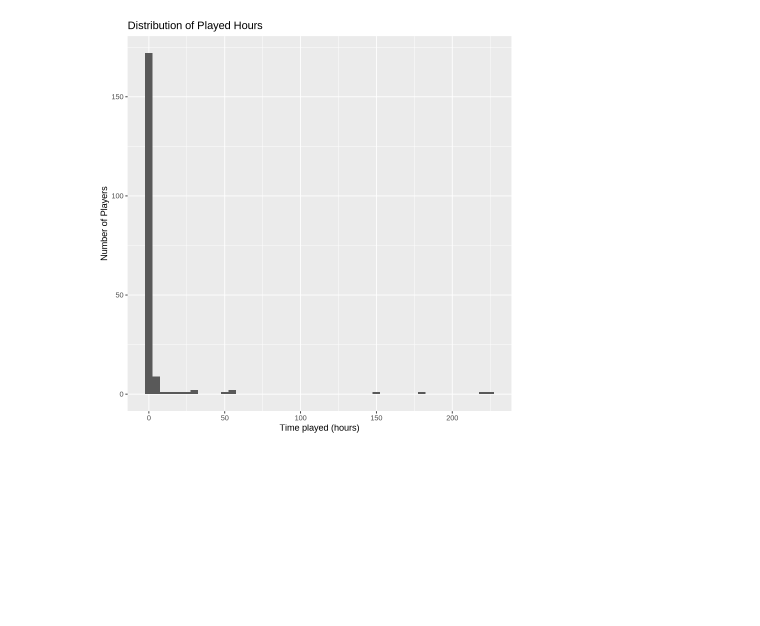
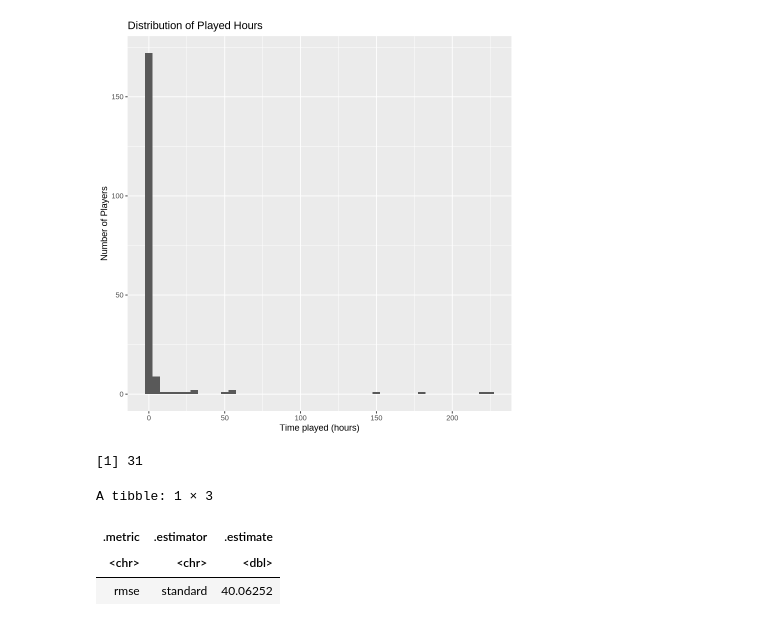
Before and after one commit to owenkotler/dsci_100_project_group_40, a Jupyter notebook: dsci_100_project_final.ipynb, the cells around one changed output. Cells and saved outputs as stored; diff of their text form; code cells hidden in the pictures; blank space fills up the shorter version.

```diff
--- a/dsci_100_project_final.ipynb
+++ b/dsci_100_project_final.ipynb
@@ -100,0 +104,58 @@ players_recipe <- recipe(
+# %%
+# Training, evaluating, and tuning the model
+players_recipe <- recipe(played_hours ~ Age, data = players_train) |>
+    step_scale(all_predictors()) |>
+    step_center(all_predictors())
+
+players_spec <- nearest_neighbor(weight_func = "rectangular", neighbors = tune()) |>
+    set_engine("kknn") |>
+    set_mode("regression")
+
+players_vfold <- vfold_cv(players_train, v = 10, strata = played_hours)
+
+players_wkflw <- workflow() |>
+    add_recipe(players_recipe) |>
+    add_model(players_spec)
+
+gridvals <- tibble (neighbors = seq(from = 1, to = 100, by = 3))
+
+players_results <- players_wkflw |>
+    tune_grid(resamples = players_vfold, grid = gridvals) |>
+    collect_metrics() |>
+    filter(.metric == "rmse")
+
+players_min <- players_results |>
+    filter(mean == min(mean))
+
+kmin <- players_min |> pull (neighbors)
+
+kmin
+# %% [output]
+[1] 31
+# %%
+# Evaluate on the test set
+players_spec2 <- nearest_neighbor(weight_func = "rectangular", neighbors = kmin) |>
+    set_engine("kknn") |>
+    set_mode("regression")
+
+players_fit <- workflow() |>
+    add_recipe(players_recipe) |>
+    add_model(players_spec2) |>
+    fit(data = players_train)
+
+players_preds <- players_fit |>
+    predict(players_test) |>
+    bind_cols(players_test)
+
+players_summary <- players_preds |>
+    metrics(truth = played_hours, estimate = .pred) |>
+    filter (.metric == "rmse")
+
+players_summary
+
+# results in RMSPE on test data
+# %% [output]
+A tibble: 1 × 3
+| .metric | .estimator | .estimate |
+| <chr> | <chr> | <dbl> |
+| rmse | standard | 40.06252 |
```
Also changed, not shown: parts of 4 cells of this notebook.
